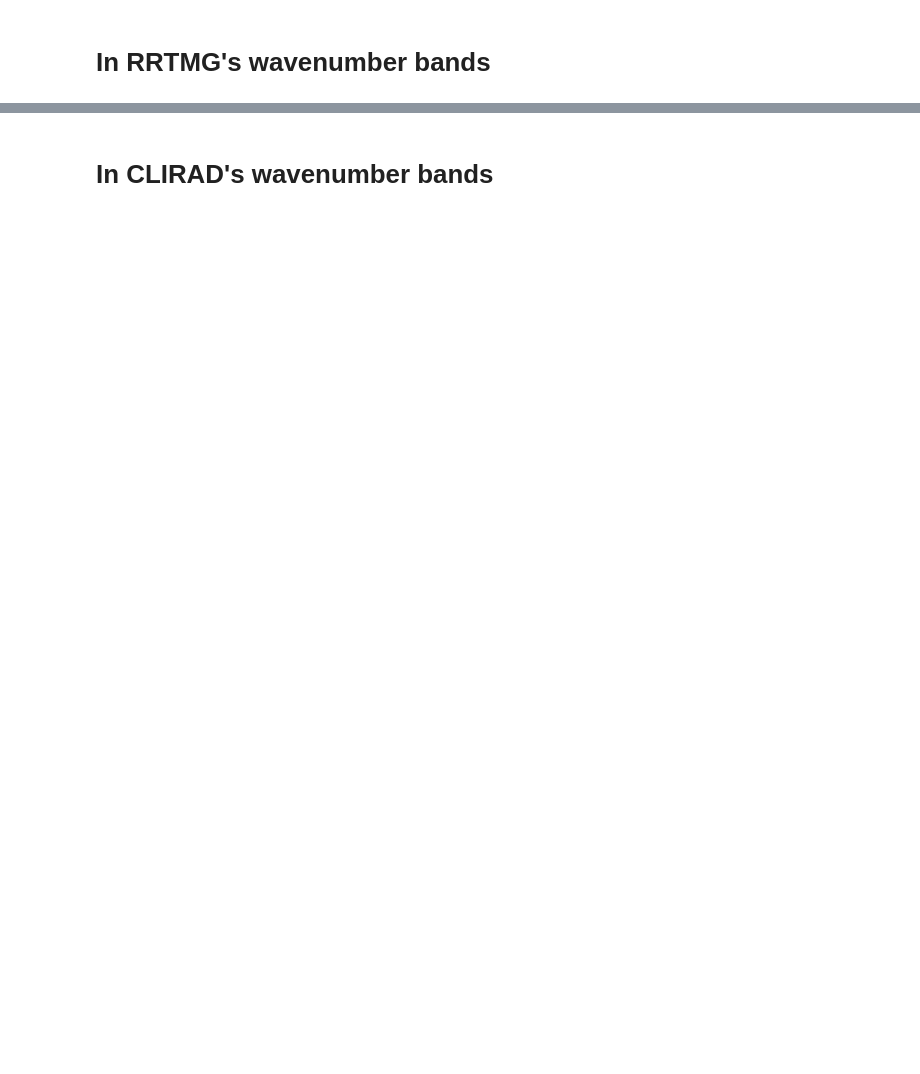
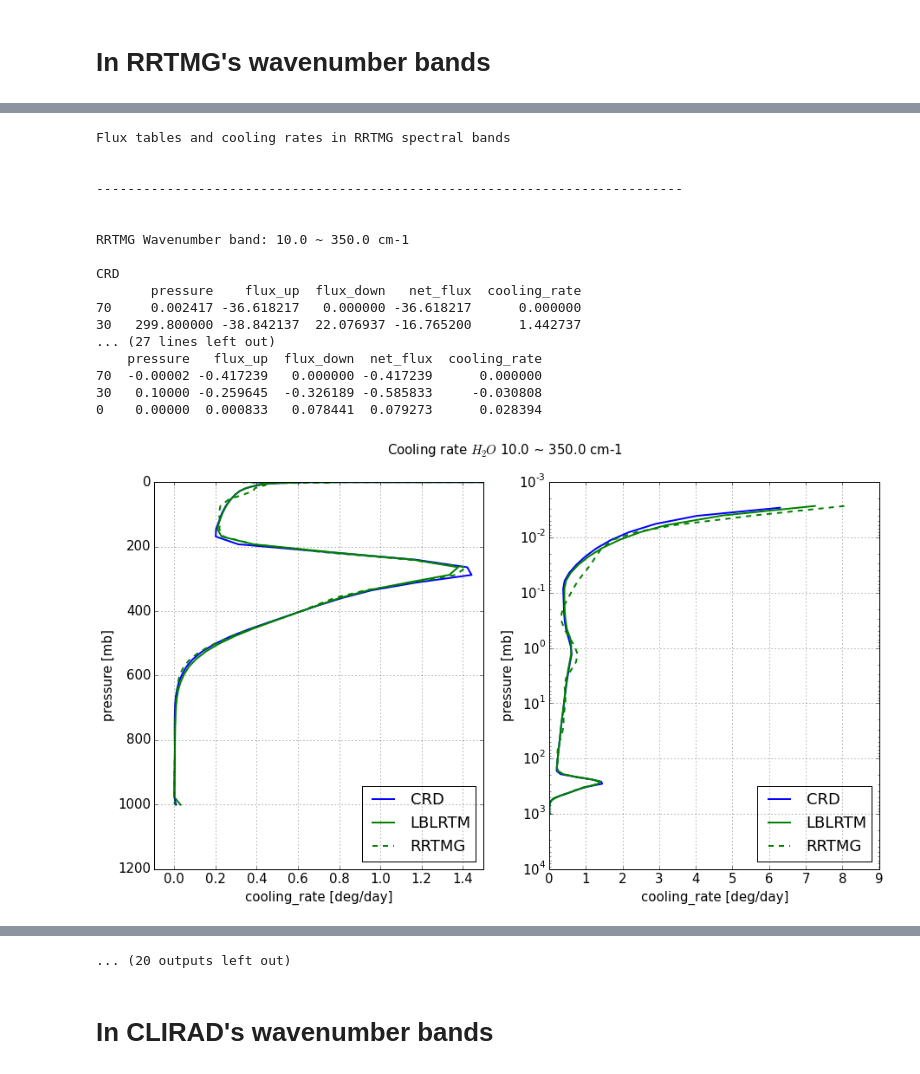
Before and after one commit to qAp/offline_radiation_notebooks, a Jupyter notebook: longwave_mls_H2O.ipynb, the cells around one changed output, grey strips where cells are left out. Drawn from its saved outputs; the diff is of its cells as text; code cells hidden in the pictures; blank space fills up the shorter version.

```diff
--- a/longwave_mls_H2O.ipynb
+++ b/longwave_mls_H2O.ipynb
@@ -329,0 +121,64 @@ LBLRTM
+# %%
+
+def fluxtableNhrplot_by_rrtmg_bands(pnl_rrtmg, *infos_lbl):
+    global name_molecule, xlim_linear
+
+    atm_levels = [70, 30, 0]
+
+    names, colours, linestyles, pnls_lbl = map(list, zip(*infos_lbl))
+
+    names.append('RRTMG')
+    colours.append('g')
+    linestyles.append('--')
+
+    lbl_pnls_by_rrtmg_bands = [aeranalyse.lines2bands(pnl_lbl, wbands = pnl_rrtmg.items.values)\
+                              for pnl_lbl in pnls_lbl]
+
+    for item in pnl_rrtmg.items:
+        print('---------------------------------------------------------------------------')
+        print()
+        dfs = [pnl[item].loc[atm_levels, :] for pnl in lbl_pnls_by_rrtmg_bands]
+        dfs.append(pnl_rrtmg[item].loc[atm_levels, :])
+
+        viz.tabulate_difference(dfs = dfs,
+                                names = names,
+                                title = 'RRTMG Wavenumber band: {} ~ {} cm-1'.format(*item))
+        dfs = [pnl[item] for pnl in lbl_pnls_by_rrtmg_bands]
+        dfs.append(pnl_rrtmg[item])
+
+        viz.plot_pres_vs_hrcr(dfs = dfs,
+                              names = names,
+                              linestyles = linestyles,
+                              colours = colours,
+                              title = 'Cooling rate {} {} ~ {} cm-1'.format(name_molecule, *item),
+                              cooling_rate = True,
+                             xlim_linear = xlim_linear)
+
+        display.display(plt.gcf()); plt.close()
+# %%
+print('Flux tables and cooling rates in RRTMG spectral bands')
+print()
+print()
+
+fluxtableNhrplot_by_rrtmg_bands(pnl_rrtmg, \
+                                ('CRD', 'b', '-', pnl_crd), \
+                               ('LBLRTM', 'g', '-', pnl_lblrtm))
+# %% [output]
+Flux tables and cooling rates in RRTMG spectral bands
+
+
+---------------------------------------------------------------------------
+
+
+RRTMG Wavenumber band: 10.0 ~ 350.0 cm-1
+
+CRD
+       pressure    flux_up  flux_down   net_flux  cooling_rate
+70     0.002417 -36.618217   0.000000 -36.618217      0.000000
+30   299.800000 -38.842137  22.076937 -16.765200      1.442737
+... (27 lines left out)
+    pressure   flux_up  flux_down  net_flux  cooling_rate
+70  -0.00002 -0.417239   0.000000 -0.417239      0.000000
+30   0.10000 -0.259645  -0.326189 -0.585833     -0.030808
+0    0.00000  0.000833   0.078441  0.079273      0.028394
+[figure, added]
@@ -330,2 +275,3 @@ LBLRTM
+... (20 outputs left out)
 # %% [markdown]
 # In CLIRAD's wavenumber bands
```
Also changed, not shown: parts of 26 cells of this notebook, 6 other files.
